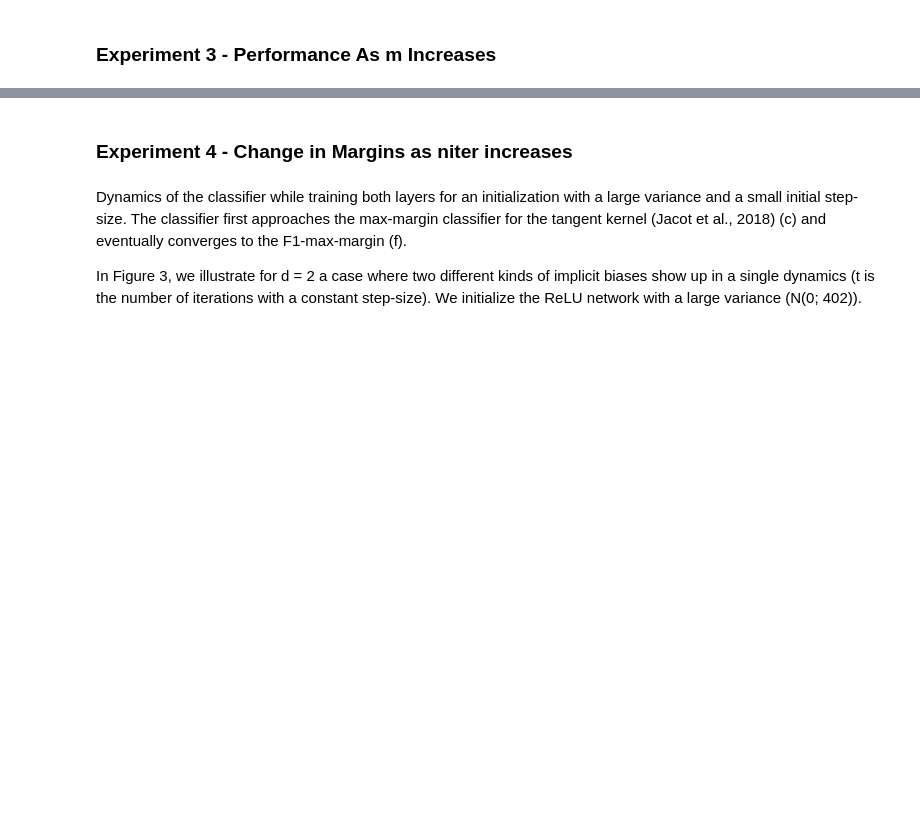
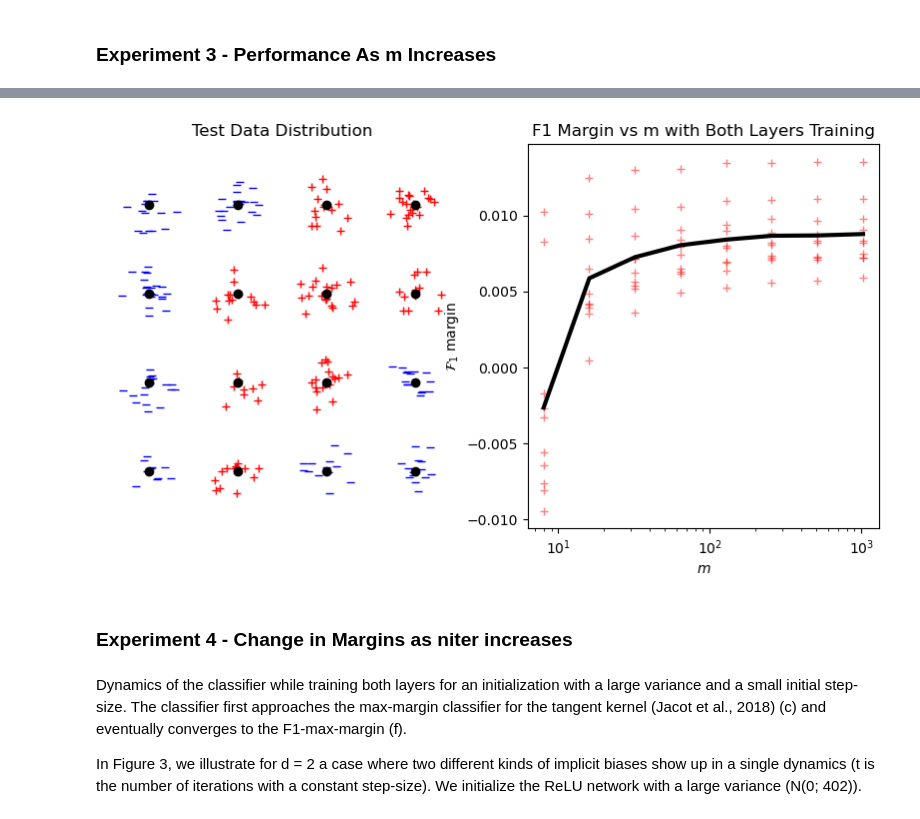
Before and after one commit to K-Shah3/chizatbach_dlproject, a Jupyter notebook: project.ipynb, the cells around one changed output, grey strips where cells are left out. Saved outputs shown, nothing was run; the diff lists cells and outputs as text; code cells hidden in the pictures; blank space fills up the shorter version.

```diff
--- a/project.ipynb
+++ b/project.ipynb
@@ -594,16 +610,18 @@ end
 # %%
 d = 15
 k = 4
 ms = [8,16,32,64,128,256,512,1024]
-niter = 50000
-stepsize = 0.5
+niter = 15000
+stepsize = 1.0
 n_train = 256
-n_test = 4000
-repeats = 30
+n_test = 256
+repeats = 10
 save_flag = true
 
 experiment_ms(d, k, ms, niter, stepsize, n_train, n_test; repeats=repeats, save_flag=save_flag)
 gcf()
+# %% [output]
+[figure, added]
 # %% [markdown]
 ### Experiment 4 - Change in Margins as niter increases
 # %% [markdown]
```
Also changed, not shown: parts of 17 cells of this notebook.
